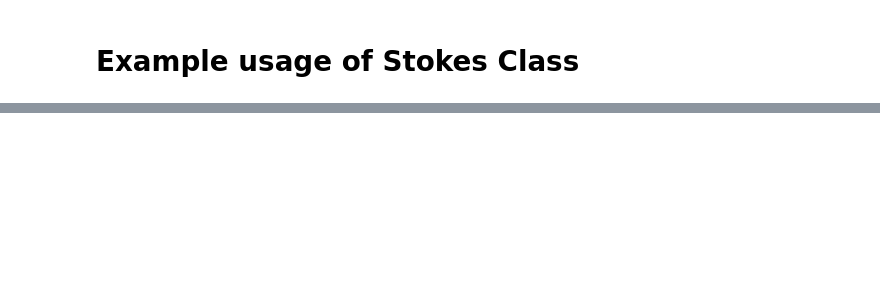
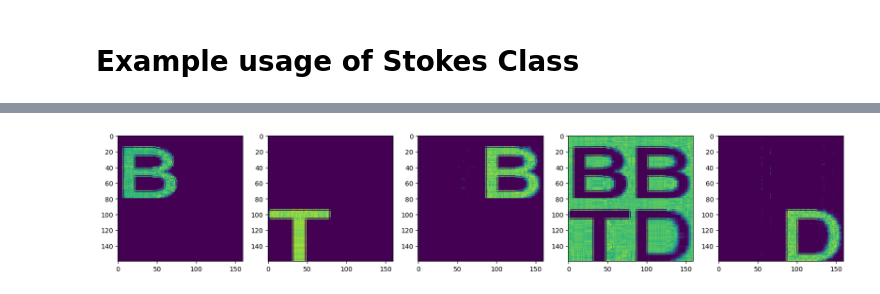
Before and after one commit to scbarreto/pyBBTD, a Jupyter notebook: notebooks/example_stokes.ipynb, the cells around one changed output, grey strips where cells are left out. Cells and saved outputs as stored; diff of their text form; code cells hidden in the pictures; blank space fills up the shorter version.

```diff
--- a/notebooks/example_stokes.ipynb
+++ b/notebooks/example_stokes.ipynb
@@ -53,0 +90,14 @@ All pixels satisfy the Stokes constraints.
+# %%
+from palettable.cmocean.sequential import Ice_15
+Afit, Bfit, Cfit = X.factors[0], X.factors[1], X.factors[2]
+def plot_Stokes_terms(outA, outB, R, L):
+    fig, axes = plt.subplots(1, R, figsize=(4 * R, 4))
+    result = np.zeros((R, outA.shape[0], outB.shape[0]))
+
+    for r in range(R):
+        result[r] = outA[:, r * L : (r+1) *  L] @ outB[:, r * L : (r+1) *  L].T
+        im = axes[r].imshow(result[r], cmap='viridis')
+
+plot_Stokes_terms(Afit, Bfit, R, L)
+# %% [output]
+[figure, added]
```
Also changed, not shown: parts of 10 cells of this notebook, 2 other files.
